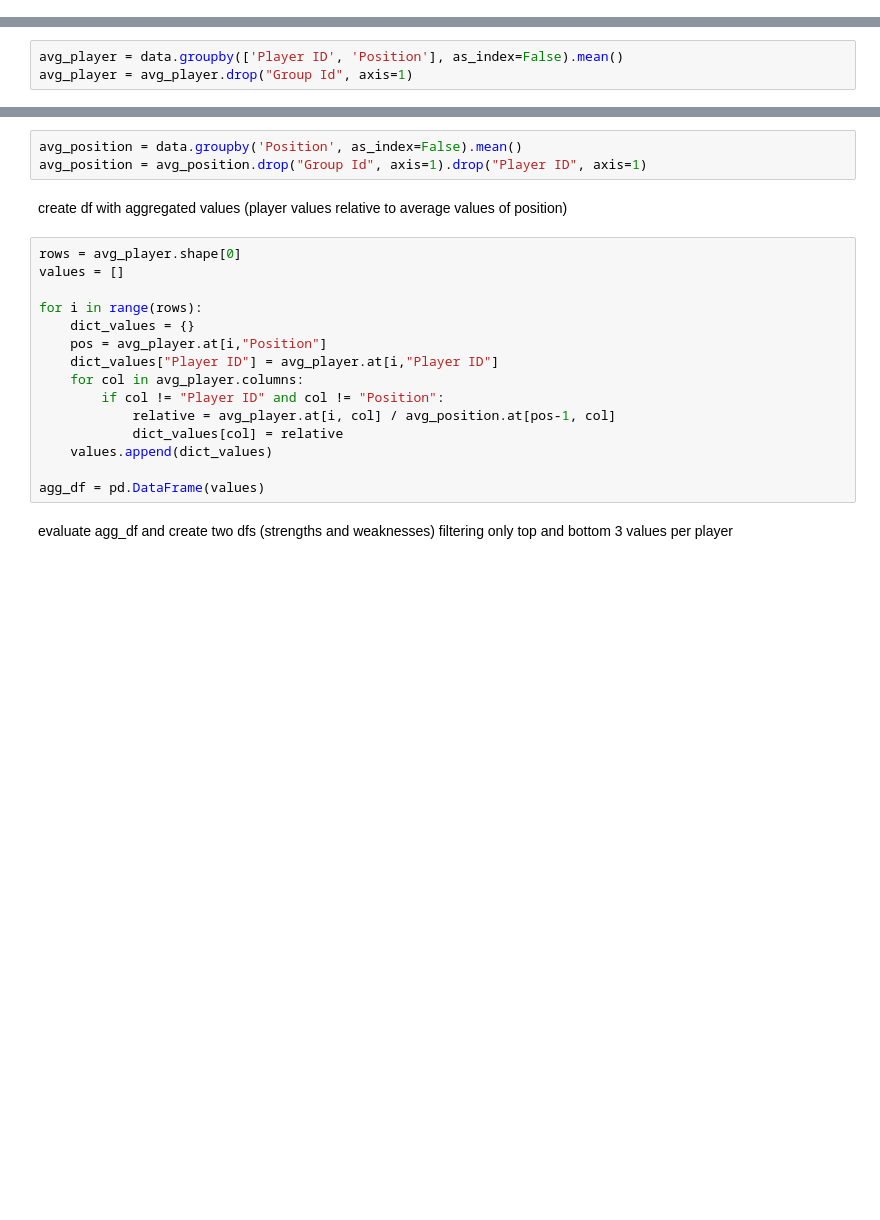
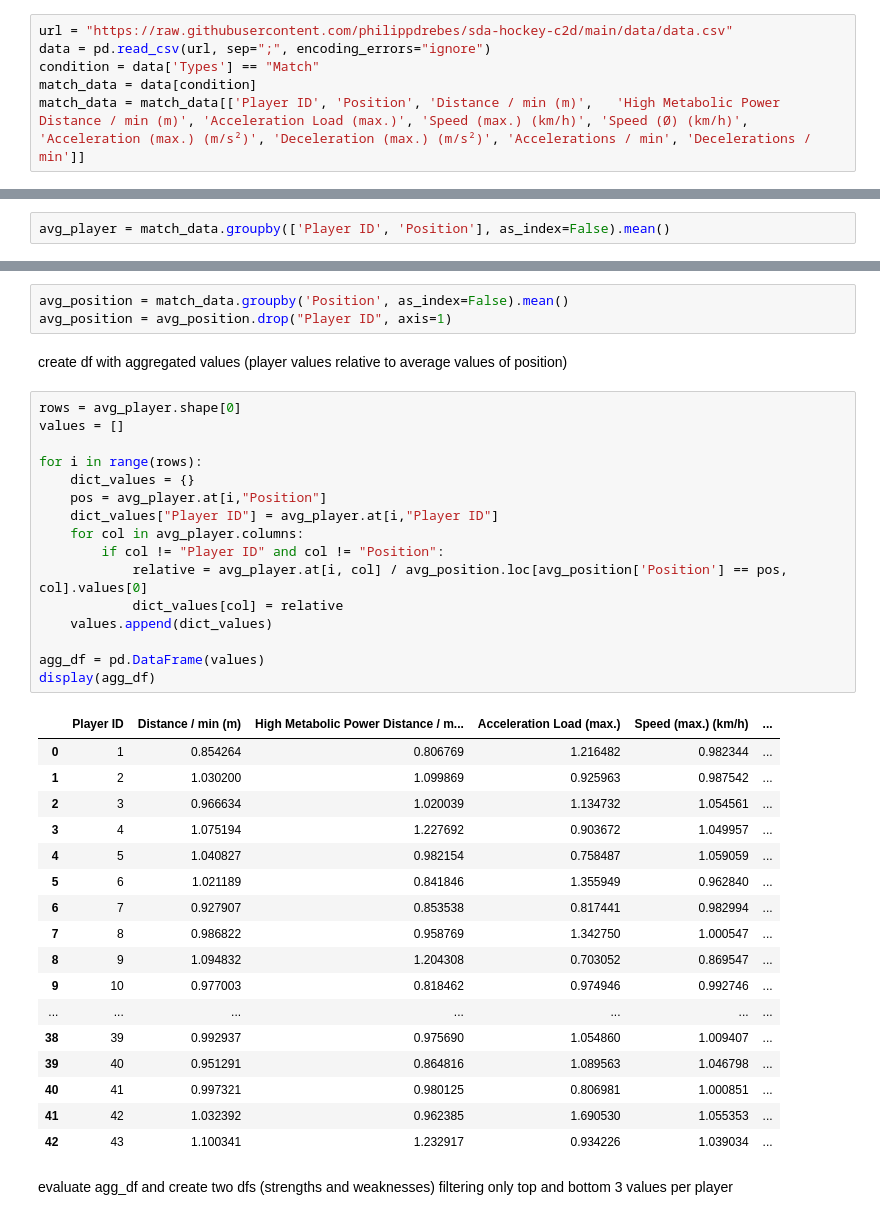
Before and after one commit to philippdrebes/sda-hockey-c2d, a Jupyter notebook: strenghts_weaknesses.ipynb, the cells around one changed output, grey strips where cells are left out. Drawn from its saved outputs; the diff is of its cells as text; blank space fills up the shorter version.

```diff
--- a/strenghts_weaknesses.ipynb
+++ b/strenghts_weaknesses.ipynb
@@ -12,30 +8,54 @@ data = data.drop("Unnamed: 0", axis=1)
+# %%
+url = "https://raw.githubusercontent.com/philippdrebes/sda-hockey-c2d/main/data/data.csv"
+data = pd.read_csv(url, sep=";", encoding_errors="ignore")
+condition = data['Types'] == "Match"
+match_data = data[condition]
+match_data = match_data[['Player ID', 'Position', 'Distance / min (m)',   'High Metabolic Power Distance / min (m)', 'Acceleration Load (max.)', 'Speed (max.) (km/h)', 'Speed (Ø) (km/h)', 'Acceleration (max.) (m/s²)', 'Deceleration (max.) (m/s²)', 'Accelerations / min', 'Decelerations / min']]
 # %% [markdown]
 group dataframe by player id
 # %%
-avg_player = data.groupby(['Player ID', 'Position'], as_index=False).mean()
-avg_player = avg_player.drop("Group Id", axis=1)
+avg_player = match_data.groupby(['Player ID', 'Position'], as_index=False).mean()
 # %% [markdown]
 group dataframe by position
 # %%
-avg_position = data.groupby('Position', as_index=False).mean()
-avg_position = avg_position.drop("Group Id", axis=1).drop("Player ID", axis=1)
+avg_position = match_data.groupby('Position', as_index=False).mean()
+avg_position = avg_position.drop("Player ID", axis=1)
 # %% [markdown]
 create df with aggregated values (player values relative to average values of position)
 # %%
 rows = avg_player.shape[0]
 values = []
 
 for i in range(rows):
     dict_values = {}
     pos = avg_player.at[i,"Position"]
     dict_values["Player ID"] = avg_player.at[i,"Player ID"]
     for col in avg_player.columns:
         if col != "Player ID" and col != "Position":
-            relative = avg_player.at[i, col] / avg_position.at[pos-1, col]
+            relative = avg_player.at[i, col] / avg_position.loc[avg_position['Position'] == pos, col].values[0]
             dict_values[col] = relative
     values.append(dict_values)
 
 agg_df = pd.DataFrame(values)
+display(agg_df)
+# %% [output]
+|  | Player ID | Distance / min (m) | High Metabolic Power Distance / m... | Acceleration Load (max.) | Speed (max.) (km/h) | ... |
+| 0 | 1 | 0.854264 | 0.806769 | 1.216482 | 0.982344 | ... |
+| 1 | 2 | 1.030200 | 1.099869 | 0.925963 | 0.987542 | ... |
+| 2 | 3 | 0.966634 | 1.020039 | 1.134732 | 1.054561 | ... |
+| 3 | 4 | 1.075194 | 1.227692 | 0.903672 | 1.049957 | ... |
+| 4 | 5 | 1.040827 | 0.982154 | 0.758487 | 1.059059 | ... |
+| 5 | 6 | 1.021189 | 0.841846 | 1.355949 | 0.962840 | ... |
+| 6 | 7 | 0.927907 | 0.853538 | 0.817441 | 0.982994 | ... |
+| 7 | 8 | 0.986822 | 0.958769 | 1.342750 | 1.000547 | ... |
+| 8 | 9 | 1.094832 | 1.204308 | 0.703052 | 0.869547 | ... |
+| 9 | 10 | 0.977003 | 0.818462 | 0.974946 | 0.992746 | ... |
+| ... | ... | ... | ... | ... | ... | ... |
+| 38 | 39 | 0.992937 | 0.975690 | 1.054860 | 1.009407 | ... |
+| 39 | 40 | 0.951291 | 0.864816 | 1.089563 | 1.046798 | ... |
+| 40 | 41 | 0.997321 | 0.980125 | 0.806981 | 1.000851 | ... |
+| 41 | 42 | 1.032392 | 0.962385 | 1.690530 | 1.055353 | ... |
+| 42 | 43 | 1.100341 | 1.232917 | 0.934226 | 1.039034 | ... |
 # %% [markdown]
 evaluate agg_df and create two dfs (strengths and weaknesses) filtering only top and bottom 3 values per player
 # %%
```
Also changed, not shown: parts of 5 cells of this notebook.
